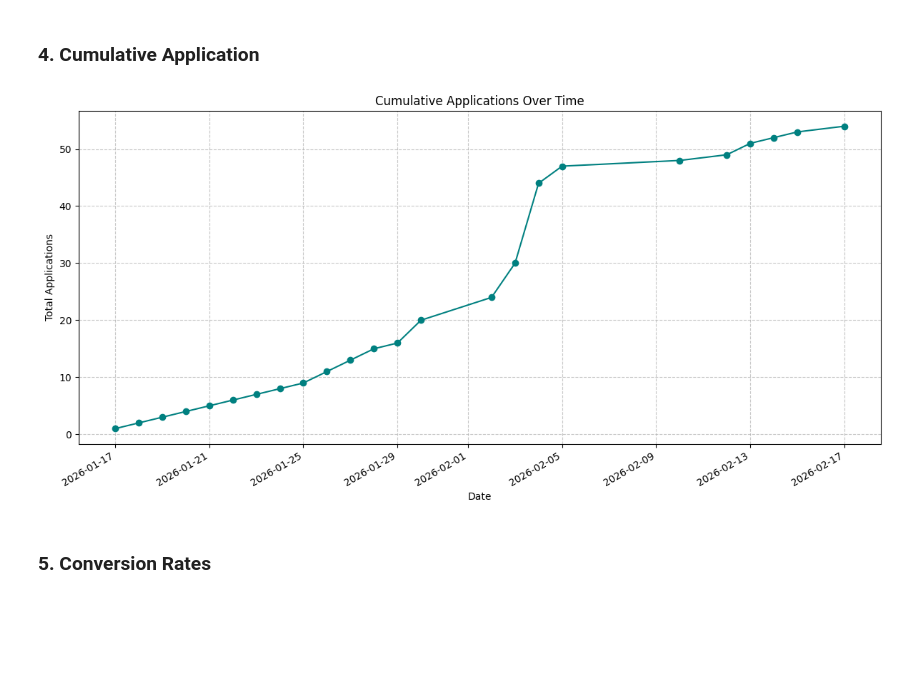
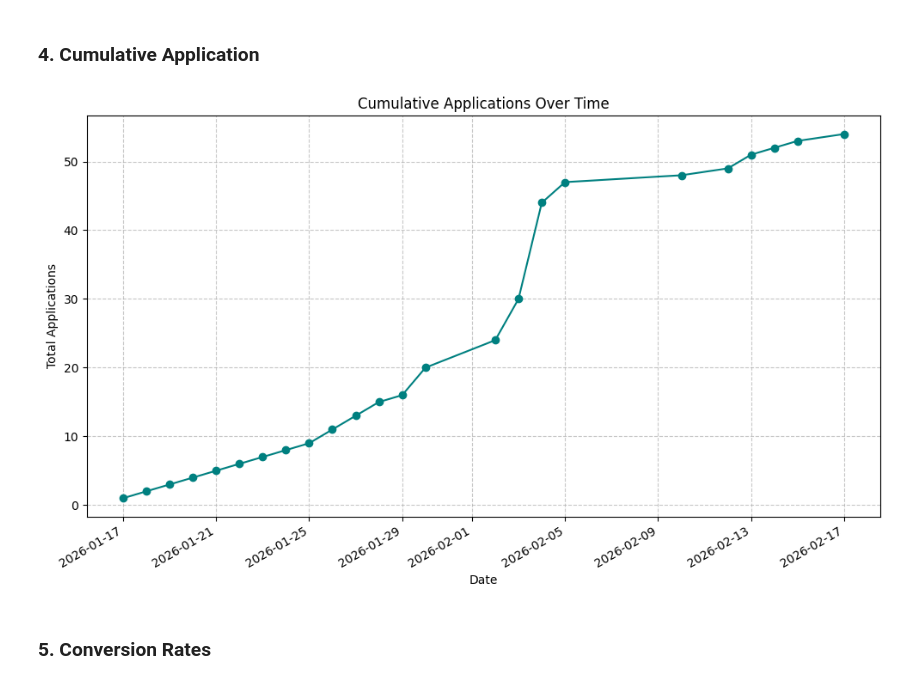
Before and after one commit to romanmurzac/JobApp, a Jupyter notebook: job_app.ipynb, the cells around one changed output. Saved outputs shown, nothing was run; the diff lists cells and outputs as text; code cells hidden in the pictures; blank space fills up the shorter version.

```diff
--- a/job_app.ipynb
+++ b/job_app.ipynb
@@ -133,19 +133,19 @@ plt.savefig(f"media/top_titles_{datetime.now().strftime('%Y%m%d_%H%M%S')}.png")
 # %%
 # Visualization: Cumulative Applications Over Time
 df_time = df.dropna(subset=["apply_done"]).copy()
 if not df_time.empty:
-    plt.figure(figsize=(12, 6))
+    plt.figure(figsize=(10, 6))
     df_time["apply_done"].value_counts().sort_index().cumsum().plot(
         marker="o", color="teal"
     )
     plt.title("Cumulative Applications Over Time")
     plt.xlabel("Date")
     plt.ylabel("Total Applications")
     plt.grid(True, linestyle="--", alpha=0.7)
     plt.tight_layout()
     plt.savefig(f"media/apps_over_time_{datetime.now().strftime('%Y%m%d_%H%M%S')}.png")
 # %% [output]
-[figure, old version]
+[figure, new version]
 # %% [markdown]
 ### 5. Conversion Rates
 # %%
```
Also changed, not shown: parts of 4 cells of this notebook, 11 other files.
